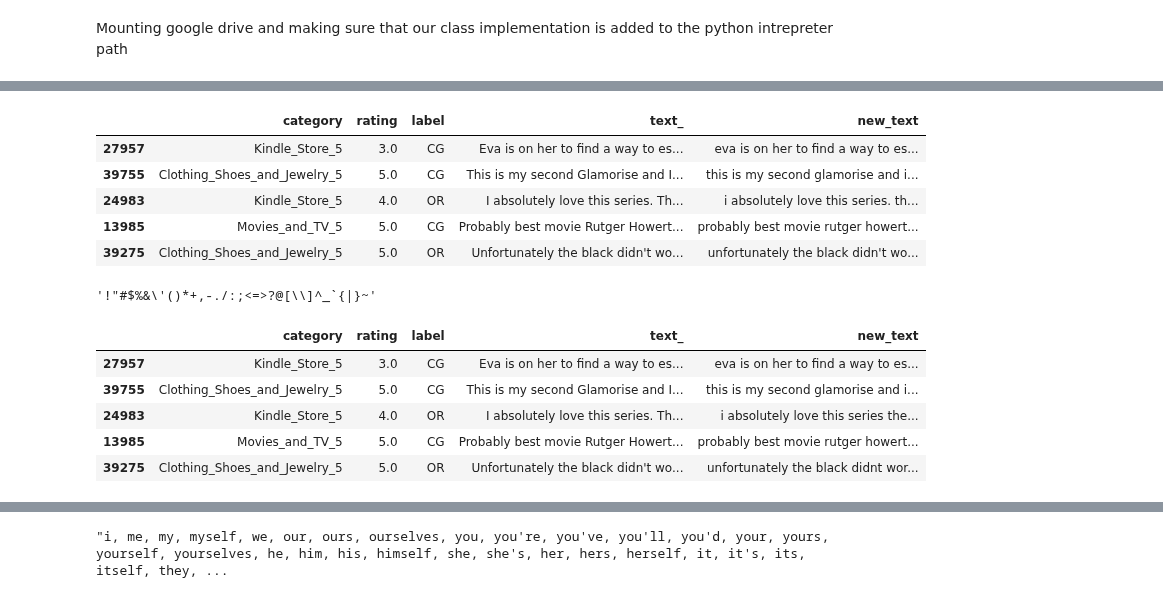
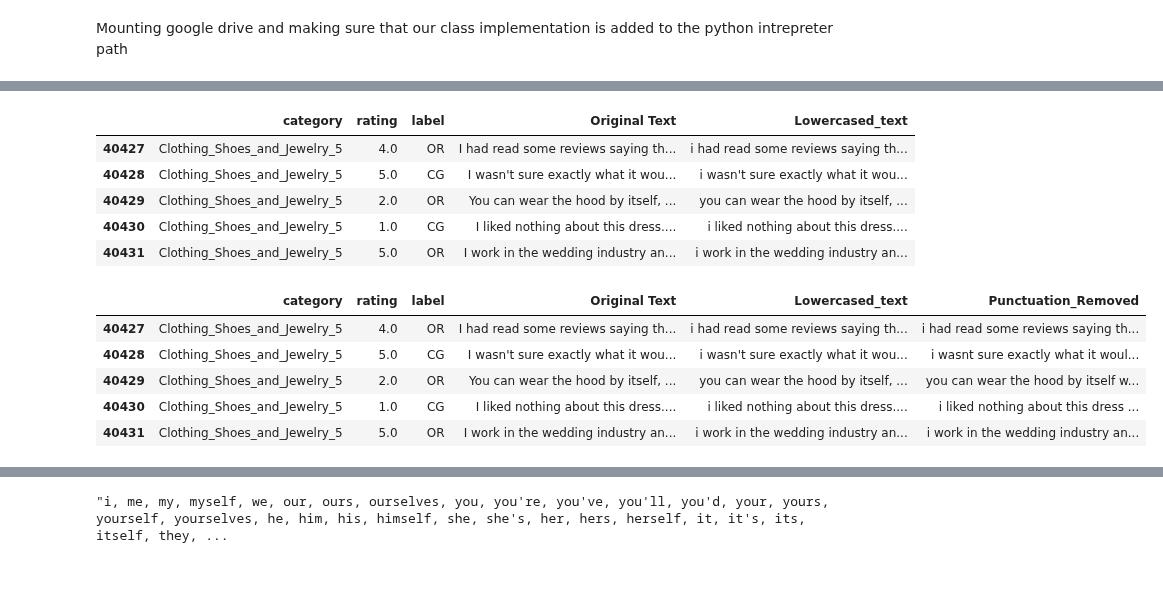
Before and after one commit to PramishSapkota/Project, a Jupyter notebook: Random_Forest/preprocessing.ipynb, the cells around one changed output, grey strips where cells are left out. Drawn from its saved outputs; the diff is of its cells as text; code cells hidden in the pictures.

```diff
--- a/Random_Forest/preprocessing.ipynb
+++ b/Random_Forest/preprocessing.ipynb
@@ -20,4 +18,4 @@ Mounting google drive and making sure that our class implementation is added to
 # %%
-df = pd.read_csv("E:/Minor_Project/fake reviews dataset.csv")
-df = df.sample(frac=0.2, random_state=42)
+df = pd.read_csv("E:\Minor_Project\fake reviews dataset.csv")
+# df = df.sample(frac=0.2, random_state=1234)
 # %%
@@ -80,36 +82,32 @@ Index([5.0, 4.0, 3.0, 1.0, 2.0], dtype='float64', name='rating')
 # %%
 # Converting into LOWER_CASE
-df['new_text'] = df['text_'].str.lower()
-df.head()
+df['Lowercased_text'] = df['text_'].str.lower()
+df.rename(columns={'text_': 'Original Text'}, inplace=True)
+df.tail()
 # %% [output]
-|  | category | rating | label | text_ | new_text |
-| 27957 | Kindle_Store_5 | 3.0 | CG | Eva is on her to find a way to es... | eva is on her to find a way to es... |
-| 39755 | Clothing_Shoes_and_Jewelry_5 | 5.0 | CG | This is my second Glamorise and I... | this is my second glamorise and i... |
-| 24983 | Kindle_Store_5 | 4.0 | OR | I absolutely love this series. Th... | i absolutely love this series. th... |
-| 13985 | Movies_and_TV_5 | 5.0 | CG | Probably best movie Rutger Howert... | probably best movie rutger howert... |
-| 39275 | Clothing_Shoes_and_Jewelry_5 | 5.0 | OR | Unfortunately the black didn't wo... | unfortunately the black didn't wo... |
+|  | category | rating | label | Original Text | Lowercased_text |
+| 40427 | Clothing_Shoes_and_Jewelry_5 | 4.0 | OR | I had read some reviews saying th... | i had read some reviews saying th... |
+| 40428 | Clothing_Shoes_and_Jewelry_5 | 5.0 | CG | I wasn't sure exactly what it wou... | i wasn't sure exactly what it wou... |
+| 40429 | Clothing_Shoes_and_Jewelry_5 | 2.0 | OR | You can wear the hood by itself, ... | you can wear the hood by itself, ... |
+| 40430 | Clothing_Shoes_and_Jewelry_5 | 1.0 | CG | I liked nothing about this dress.... | i liked nothing about this dress.... |
+| 40431 | Clothing_Shoes_and_Jewelry_5 | 5.0 | OR | I work in the wedding industry an... | i work in the wedding industry an... |
-# %%
-# Remove Puncutation
-
-string.punctuation
-# %% [output]
-'!"#$%&\'()*+,-./:;<=>?@[\\]^_`{|}~'
 # %%
 def remove_punctuation(text):
   punctuations = string.punctuation
   return text.translate(str.maketrans('','',punctuations))
   # The first two arguments ('' and '') are empty strings, meaning there's nothing to replace and nothing to replace with.
-# %%
-df['new_text'] = df['new_text'].apply(lambda X: remove_punctuation(X))
+# %%
+# df.drop(df.columns[3], axis=1, inplace=True)
+df['Punctuation_Removed'] = df['Lowercased_text'].apply(lambda X: remove_punctuation(X))
 # %%
-df.head()
+df.tail()
 # %% [output]
-|  | category | rating | label | text_ | new_text |
-| 27957 | Kindle_Store_5 | 3.0 | CG | Eva is on her to find a way to es... | eva is on her to find a way to es... |
-| 39755 | Clothing_Shoes_and_Jewelry_5 | 5.0 | CG | This is my second Glamorise and I... | this is my second glamorise and i... |
-| 24983 | Kindle_Store_5 | 4.0 | OR | I absolutely love this series. Th... | i absolutely love this series the... |
-| 13985 | Movies_and_TV_5 | 5.0 | CG | Probably best movie Rutger Howert... | probably best movie rutger howert... |
-| 39275 | Clothing_Shoes_and_Jewelry_5 | 5.0 | OR | Unfortunately the black didn't wo... | unfortunately the black didnt wor... |
+|  | category | rating | label | Original Text | Lowercased_text | Punctuation_Removed |
+| 40427 | Clothing_Shoes_and_Jewelry_5 | 4.0 | OR | I had read some reviews saying th... | i had read some reviews saying th... | i had read some reviews saying th... |
+| 40428 | Clothing_Shoes_and_Jewelry_5 | 5.0 | CG | I wasn't sure exactly what it wou... | i wasn't sure exactly what it wou... | i wasnt sure exactly what it woul... |
+| 40429 | Clothing_Shoes_and_Jewelry_5 | 2.0 | OR | You can wear the hood by itself, ... | you can wear the hood by itself, ... | you can wear the hood by itself w... |
+| 40430 | Clothing_Shoes_and_Jewelry_5 | 1.0 | CG | I liked nothing about this dress.... | i liked nothing about this dress.... | i liked nothing about this dress ... |
+| 40431 | Clothing_Shoes_and_Jewelry_5 | 5.0 | OR | I work in the wedding industry an... | i work in the wedding industry an... | i work in the wedding industry an... |
 # %%
 import nltk
 nltk.download('popular')
```
Also changed, not shown: parts of 49 cells of this notebook, 27 other files.
